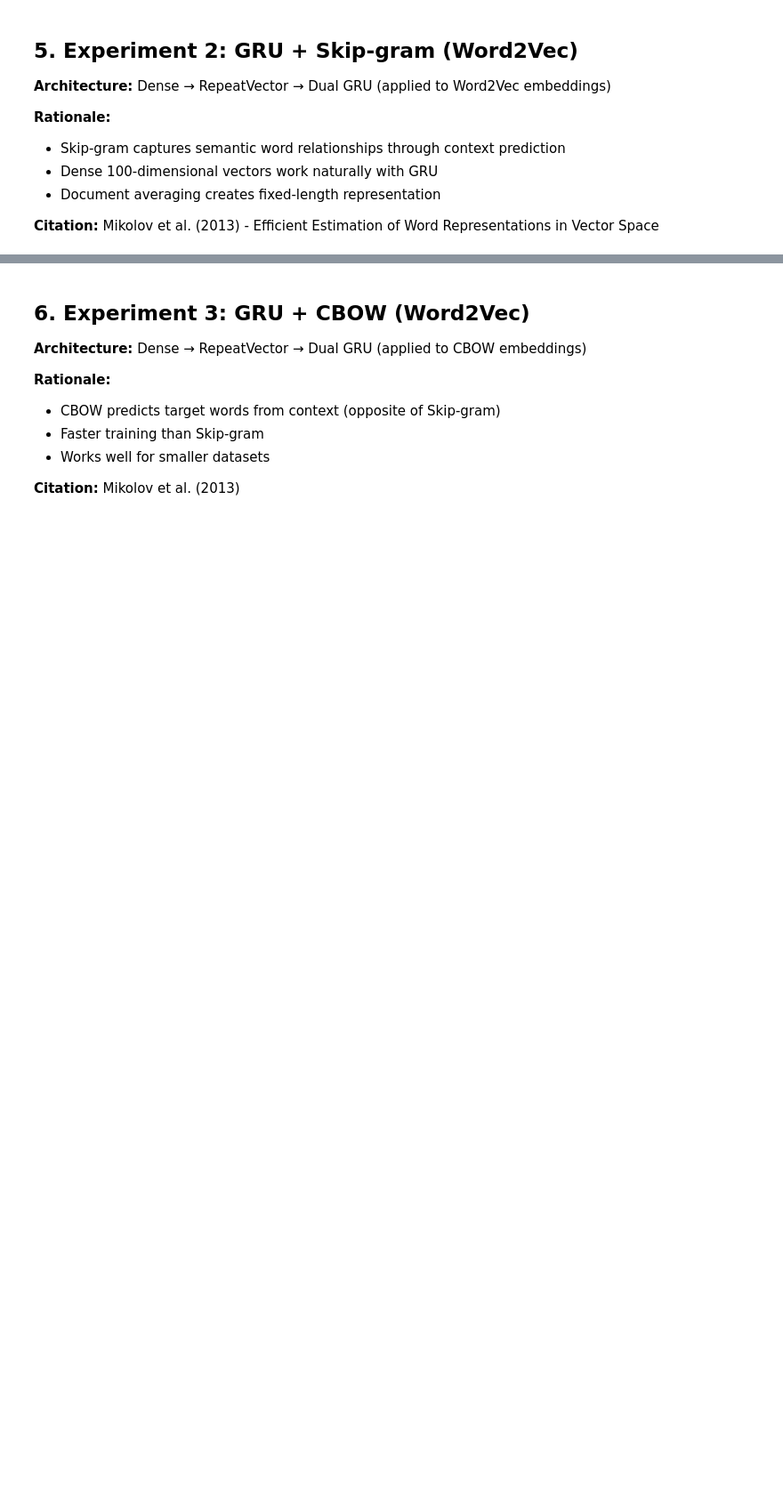
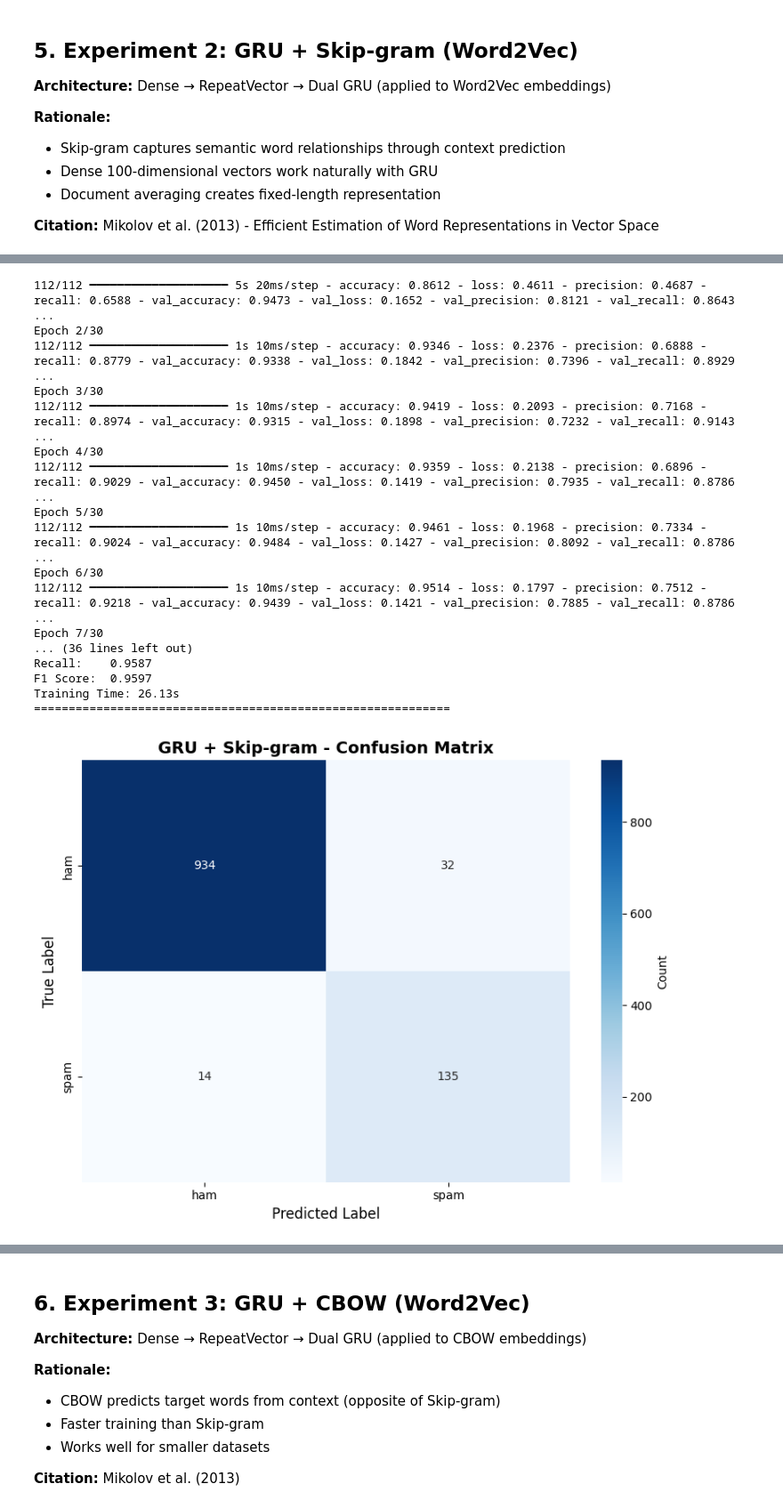
Before and after one commit to ernesteNtezirizaza/Group6-Text-Classification-Assignment, a Jupyter notebook: notebooks/05_orpheus_gru.ipynb, the cells around one changed output, grey strips where cells are left out. Shown at 89% size. Drawn from its saved outputs; the diff is of its cells as text; code cells hidden in the pictures; blank space fills up the shorter version.

```diff
--- a/notebooks/05_orpheus_gru.ipynb
+++ b/notebooks/05_orpheus_gru.ipynb
@@ -414,0 +446,30 @@ Using the `split_data` function from utils.py to ensure balanced class distribut
+# %%
+# Stratified train-test split (80:20)
+from sklearn.preprocessing import LabelEncoder
+
+# Use utils.split_data for stratified sampling if available, otherwise sklearn
+if 'split_data' in globals():
+    X_train, X_test, y_train, y_test = split_data(
+        X=df['cleaned_text'].values,
+        y=df['label_encoded'].values,
+        test_size=0.2,
+        val_size=0,
+        random_state=42,
+        stratify=True
+    )
+    X_train, X_test = pd.Series(X_train), pd.Series(X_test)
+    y_train, y_test = pd.Series(y_train), pd.Series(y_test)
+else:
+    X_train, X_test, y_train, y_test = train_test_split(
+        df['cleaned_text'], df['label_encoded'],
+        test_size=0.2, random_state=42, stratify=df['label_encoded']
+    )
+
+# Data quality check: Remove any NaN values
+X_train, y_train = X_train[X_train.notna()], y_train[X_train.notna()]
+X_test, y_test = X_test[X_test.notna()], y_test[X_test.notna()]
+
+print(f'Dataset Split:')
+print(f'  Training:   {len(X_train):,} samples ({len(X_train)/len(df)*100:.1f}%)')
+print(f'  Test:       {len(X_test):,} samples ({len(X_test)/len(df)*100:.1f}%)')
+print(f'  Total:      {len(df):,} samples')
@@ -829,6 +919,17 @@ def build_gru_word2vec_model(input_dim, gru_units=64, dropout_rate=0.3, learning
 
     return model
 
+# Build the model
+set_seed(42)
+tf.random.set_seed(42)
+
+model_skipgram = build_gru_word2vec_model(
+    input_dim=X_train_skipgram.shape[1],
+    gru_units=64,
+    dropout_rate=0.3,
+    learning_rate=0.001
+)
+
 # Train model with class weights
 print('\n' + '='*60)
 print('TRAINING GRU + Skip-gram')
@@ -902,3 +1003,4 @@ if not IS_KAGGLE:
     plt.savefig(os.path.join(OUTPUT_DIR, 'figures', 'member4_skipgram_history.png'), dpi=300, bbox_inches='tight')
 
 plt.show()
+# %% [output]
@@ -904,0 +1021,18 @@ plt.show()
+112/112 ━━━━━━━━━━━━━━━━━━━━ 5s 20ms/step - accuracy: 0.8612 - loss: 0.4611 - precision: 0.4687 - recall: 0.6588 - val_accuracy: 0.9473 - val_loss: 0.1652 - val_precision: 0.8121 - val_recall: 0.8643  ...
+Epoch 2/30
+112/112 ━━━━━━━━━━━━━━━━━━━━ 1s 10ms/step - accuracy: 0.9346 - loss: 0.2376 - precision: 0.6888 - recall: 0.8779 - val_accuracy: 0.9338 - val_loss: 0.1842 - val_precision: 0.7396 - val_recall: 0.8929  ...
+Epoch 3/30
+112/112 ━━━━━━━━━━━━━━━━━━━━ 1s 10ms/step - accuracy: 0.9419 - loss: 0.2093 - precision: 0.7168 - recall: 0.8974 - val_accuracy: 0.9315 - val_loss: 0.1898 - val_precision: 0.7232 - val_recall: 0.9143  ...
+Epoch 4/30
+112/112 ━━━━━━━━━━━━━━━━━━━━ 1s 10ms/step - accuracy: 0.9359 - loss: 0.2138 - precision: 0.6896 - recall: 0.9029 - val_accuracy: 0.9450 - val_loss: 0.1419 - val_precision: 0.7935 - val_recall: 0.8786  ...
+Epoch 5/30
+112/112 ━━━━━━━━━━━━━━━━━━━━ 1s 10ms/step - accuracy: 0.9461 - loss: 0.1968 - precision: 0.7334 - recall: 0.9024 - val_accuracy: 0.9484 - val_loss: 0.1427 - val_precision: 0.8092 - val_recall: 0.8786  ...
+Epoch 6/30
+112/112 ━━━━━━━━━━━━━━━━━━━━ 1s 10ms/step - accuracy: 0.9514 - loss: 0.1797 - precision: 0.7512 - recall: 0.9218 - val_accuracy: 0.9439 - val_loss: 0.1421 - val_precision: 0.7885 - val_recall: 0.8786  ...
+Epoch 7/30
+... (36 lines left out)
+Recall:    0.9587
+F1 Score:  0.9597
+Training Time: 26.13s
+============================================================
+[figure, added]
```
Also changed, not shown: parts of 24 cells of this notebook.
